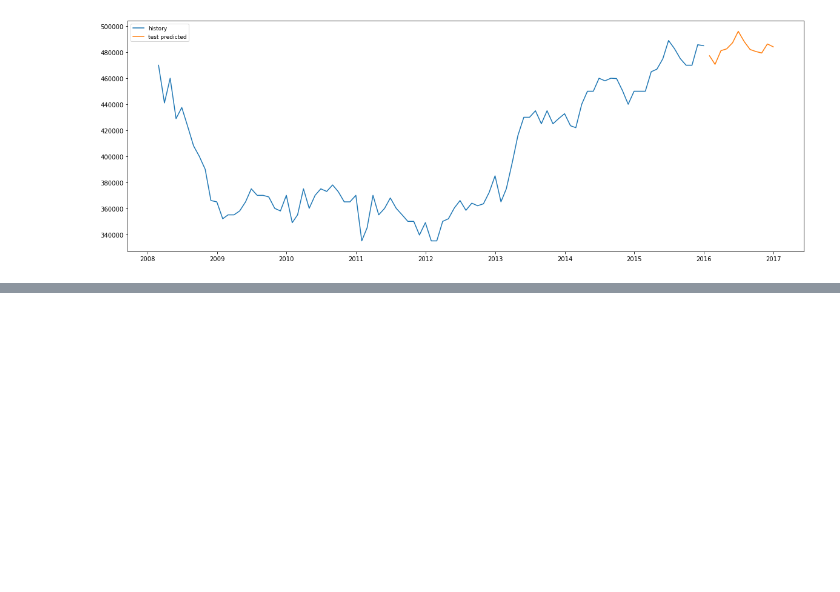
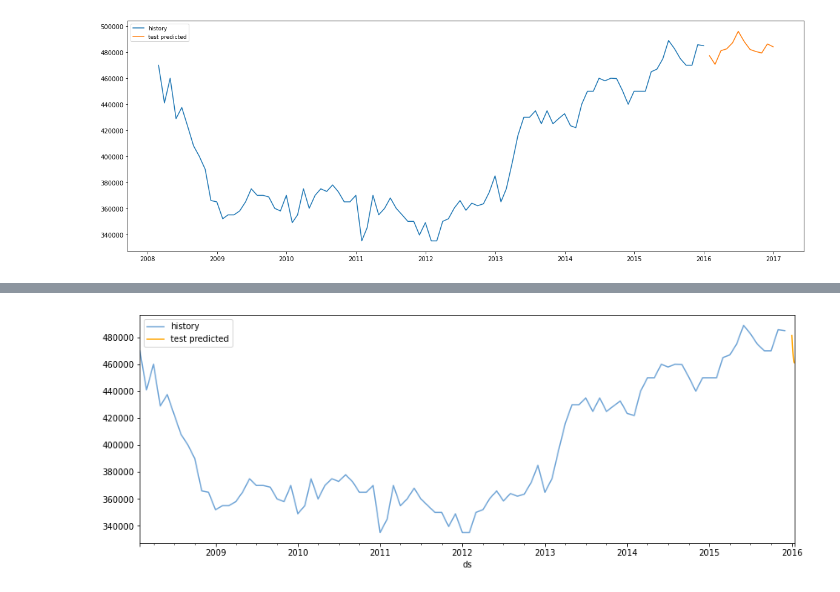
Before and after one commit to camilochaves10/time-series-group-project, a Jupyter notebook: time_series_group_project.ipynb, the cells around one changed output, grey strips where cells are left out. Cells and saved outputs as stored; diff of their text form; code cells hidden in the pictures; blank space fills up the shorter version.

```diff
--- a/time_series_group_project.ipynb
+++ b/time_series_group_project.ipynb
@@ -283,0 +316,10 @@ plt.show()
+# %%
+forecast=forecast[-12:].copy()
+# %%
+pd.plotting.register_matplotlib_converters()
+f, ax = plt.subplots(figsize=(14,5))
+pf_train.plot(kind='line', x='ds', y='y', color='#72a6d7', label='history', ax=ax)
+forecast.plot(kind='line', x='ds', y='yhat', color='Orange', label='test predicted', ax=ax)
+plt.show()
+# %% [output]
+[figure, added]
```
Also changed, not shown: parts of 47 cells of this notebook.
